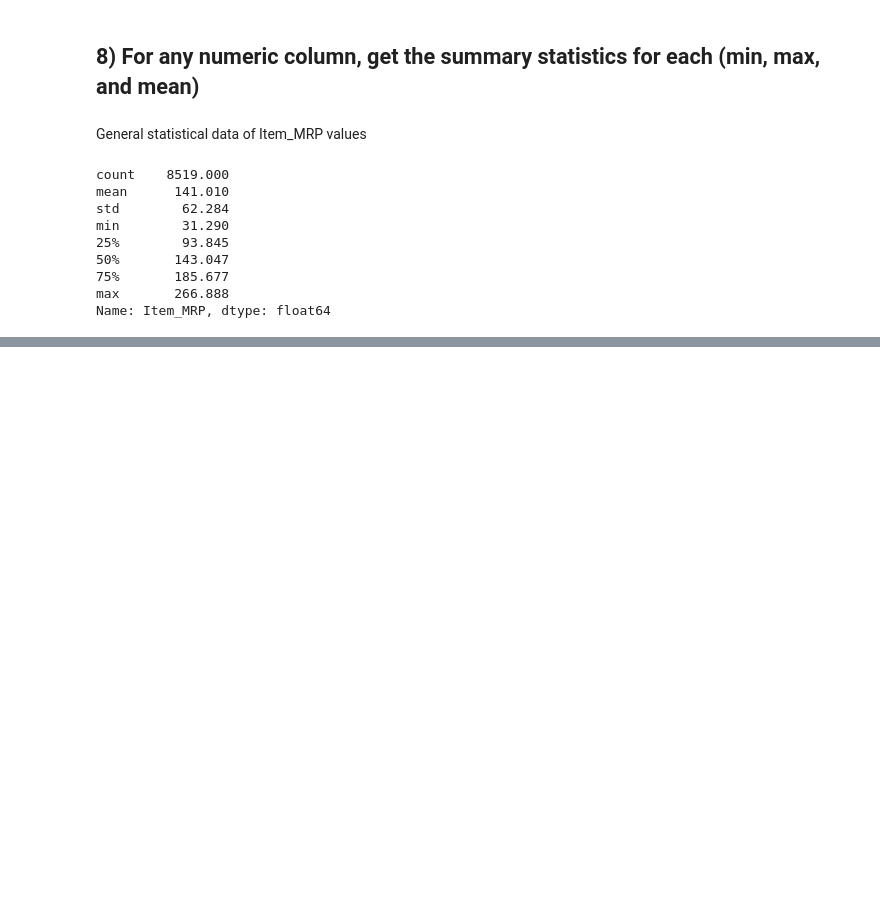
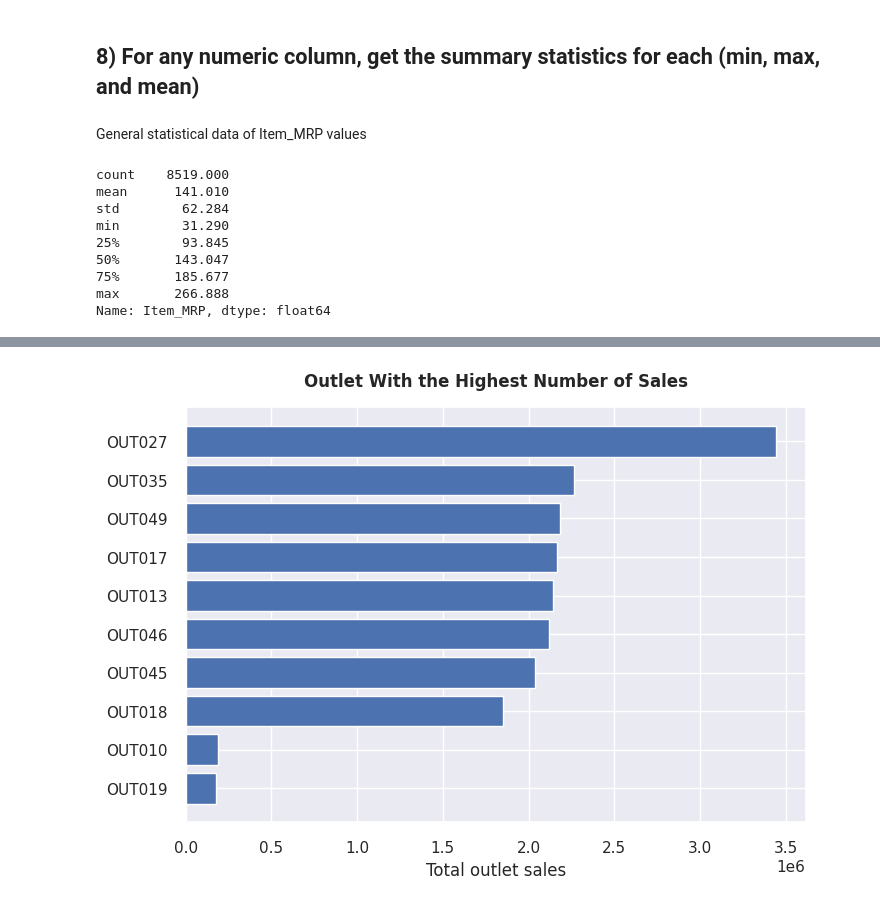
Before and after one commit to samantha-isaac/sales-predictions, a Jupyter notebook: salesPredictions.ipynb, the cells around one changed output, grey strips where cells are left out. Cells and saved outputs as stored; diff of their text form; code cells hidden in the pictures; blank space fills up the shorter version.

```diff
--- a/salesPredictions.ipynb
+++ b/salesPredictions.ipynb
@@ -351,0 +412,15 @@ Name: Item_MRP, dtype: float64
+# %%
+filtro_mayores_ventas = df.groupby('Outlet_Identifier')['Item_Outlet_Sales'].sum()
+filtro_mayores_ventas_sorted = filtro_mayores_ventas.sort_values(ascending = True)
+# %%
+sns.set();
+
+fig1 = plt.figure(dpi=100)
+ax1 = fig1.add_subplot(1,1,1)
+
+ax1.barh(filtro_mayores_ventas_sorted.index, filtro_mayores_ventas_sorted.values);
+
+ax1.set_xlabel('Total outlet sales');
+ax1.set_title('Outlet With the Highest Number of Sales', loc="center", fontweight='bold', y=1.03);
+# %% [output]
+[figure, added]
```
Also changed, not shown: parts of 16 cells of this notebook.
